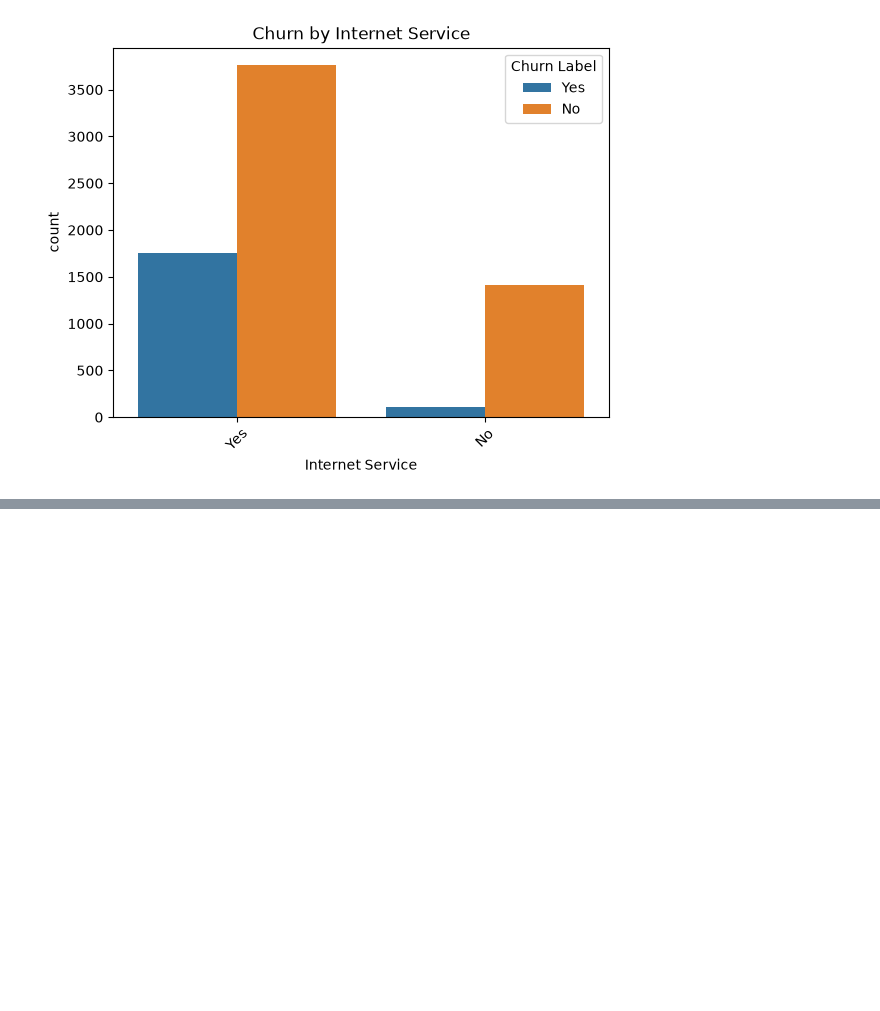
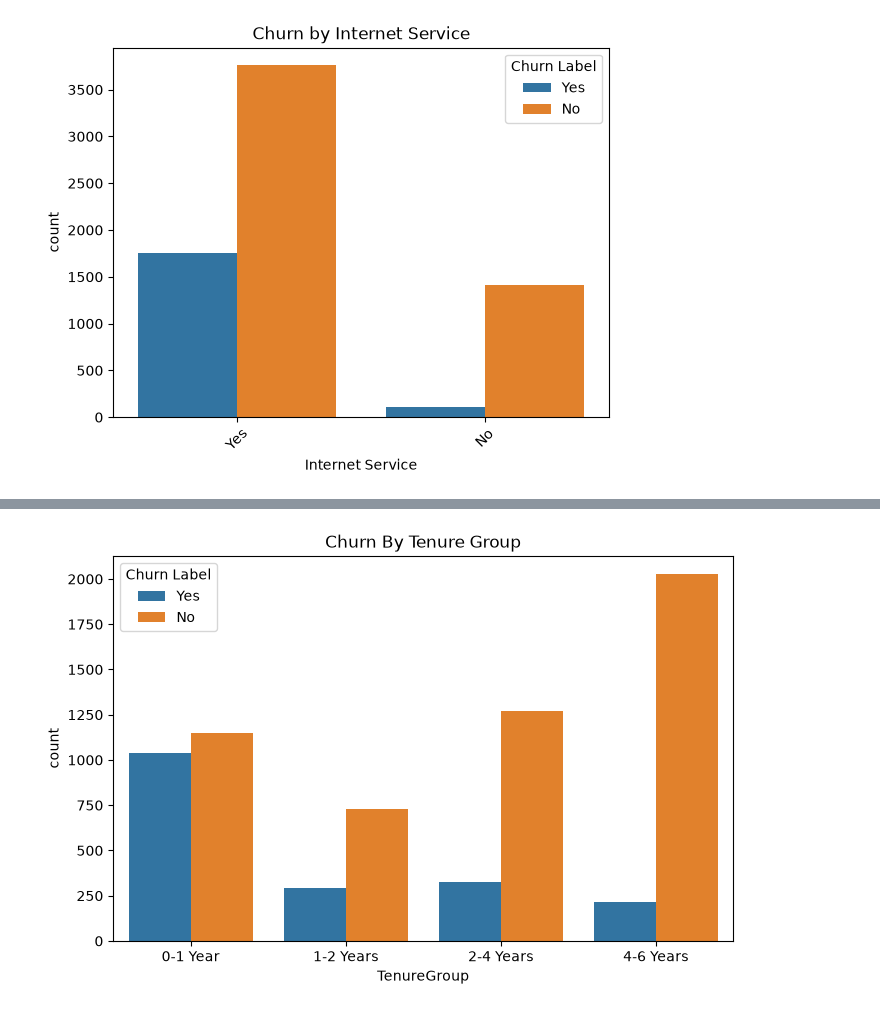
Before and after one commit to JIBANJYOTIMOHANTY/Machine-Learning, a Jupyter notebook: algorithms/Logistic Regression/Customer_Churn.ipynb, the cells around one changed output, grey strips where cells are left out. Cells and saved outputs as stored; diff of their text form; code cells hidden in the pictures; blank space fills up the shorter version.

Commit message:
feat: remove data leakage columns and add tenure grouping to churn analysis notebook

```diff
--- a/algorithms/Logistic Regression/Customer_Churn.ipynb
+++ b/algorithms/Logistic Regression/Customer_Churn.ipynb
@@ -219,0 +237,10 @@ plt.show()
+# %%
+leakage_columns = [
+    'Churn Score',
+    'Churn Category',
+    'Churn Reason',
+    'Customer Status'
+]
+
+df_model = df.drop(columns=leakage_columns)
+df_model.shape
@@ -219,0 +249,8 @@ plt.show()
+# %%
+df_model['TenureGroup'] = pd.cut(
+    df_model['Tenure in Months'],
+    bins=[0, 12, 24, 48, 72],
+    labels=['0-1 Year', '1-2 Years', '2-4 Years', '4-6 Years'],
+    include_lowest=True
+)
+df_model[['Tenure in Months', 'TenureGroup']].head()
@@ -219,0 +264,7 @@ plt.show()
+# %%
+plt.figure(figsize=(8,5))
+sns.countplot(data=df_model, x='TenureGroup', hue='Churn Label')
+plt.title('Churn By Tenure Group')
+plt.show()
+# %% [output]
+[figure, added]
```
Also changed, not shown: parts of 6 cells of this notebook.
